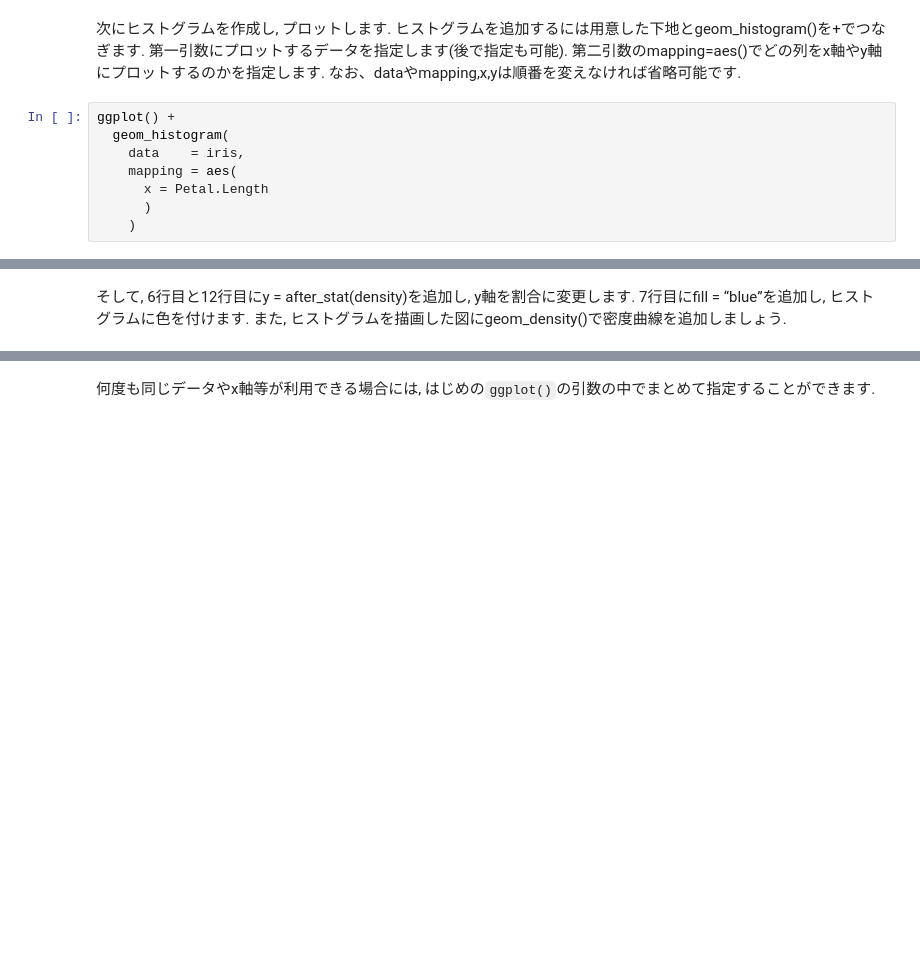
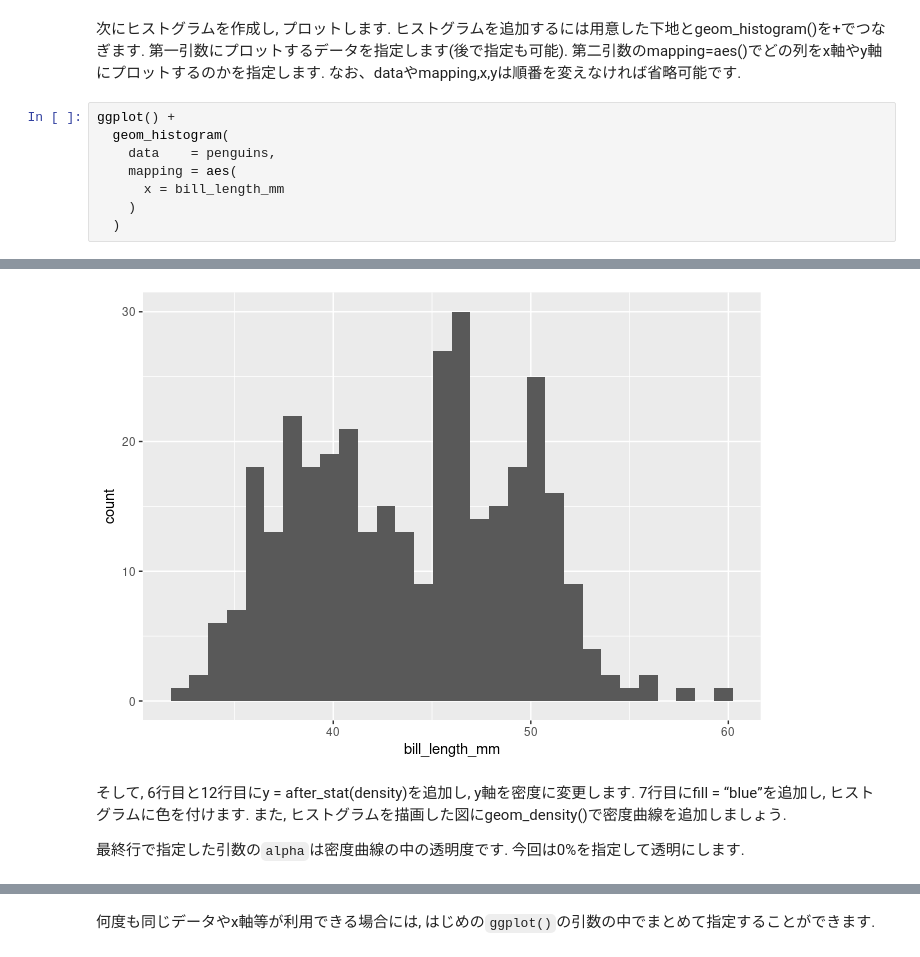
Before and after one commit to N-Yukihiro/Intro2Stats_SFC, a Jupyter notebook: Lecture-01/ggplot2.ipynb, the cells around one changed output, grey strips where cells are left out. Drawn from its saved outputs; the diff is of its cells as text; blank space fills up the shorter version.

```diff
--- a/Lecture-01/ggplot2.ipynb
+++ b/Lecture-01/ggplot2.ipynb
@@ -19,8 +26,9 @@ ggplot()
 # %%
 ggplot() +
   geom_histogram(
-    data    = iris,
+    data    = penguins,
     mapping = aes(
-      x = Petal.Length
-      )
+      x = bill_length_mm
     )
+  )
+# %% [output]
@@ -27,8 +37,12 @@ ggplot() +
+[figure, added]
 # %% [markdown]
 そして, 6行目と12行目にy = after_stat(density)を追加し,
-y軸を割合に変更します. 7行目にfill = “blue”を追加し,
+y軸を密度に変更します. 7行目にfill = “blue”を追加し,
 ヒストグラムに色を付けます. また,
 ヒストグラムを描画した図にgeom_density()で密度曲線を追加しましょう.
+
+最終行で指定した引数の`alpha`は密度曲線の中の透明度です.
+今回は0%を指定して透明にします.
 # %%
 ggplot() +
   geom_histogram(
```
Also changed, not shown: parts of 9 cells of this notebook, 5 other files.
